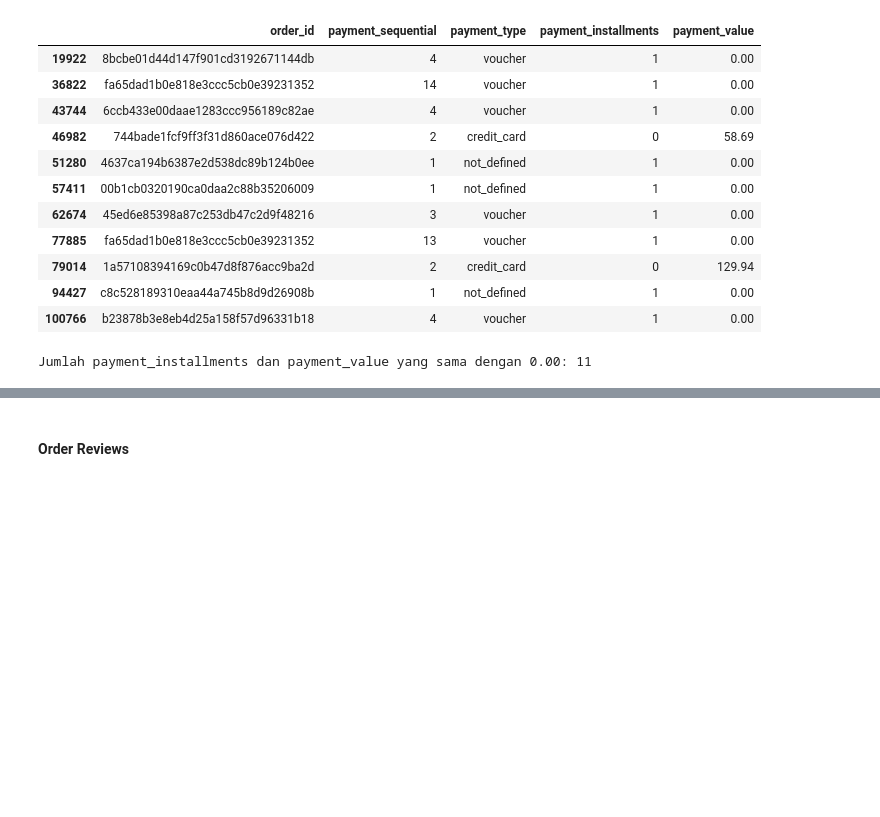
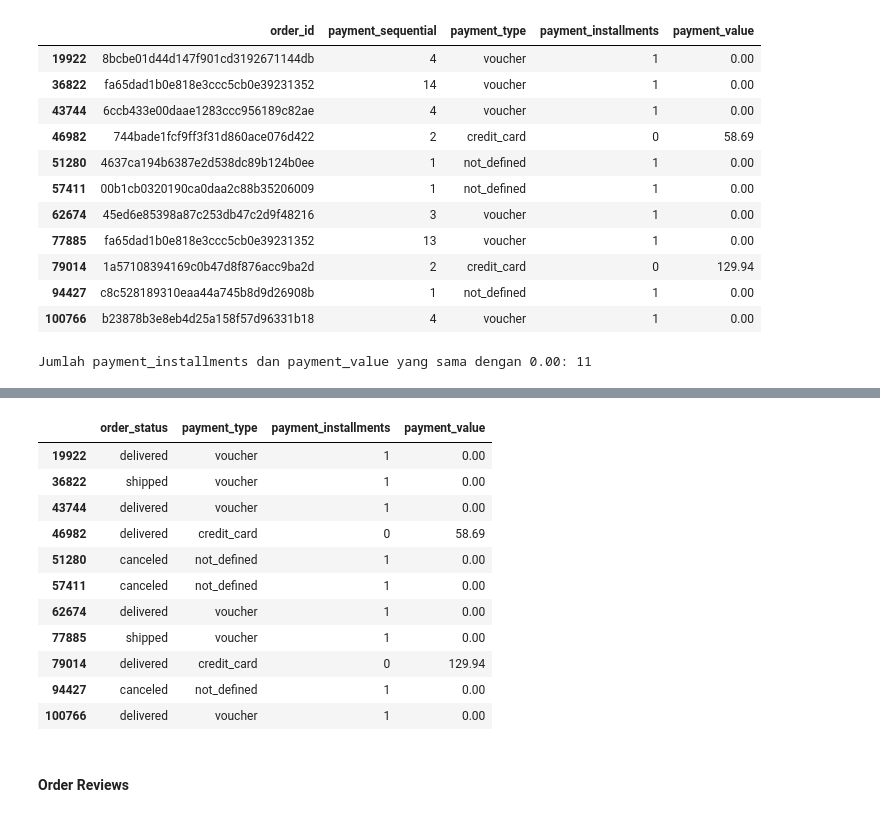
Before and after one commit to ralik45/E-Commerce-Analysis, a Jupyter notebook: Submission.ipynb, the cells around one changed output, grey strips where cells are left out. Cells and saved outputs as stored; diff of their text form; code cells hidden in the pictures; blank space fills up the shorter version.

```diff
--- a/Submission.ipynb
+++ b/Submission.ipynb
@@ -387,3 +405,24 @@ Jumlah payment_installments dan payment_value yang sama dengan 0.00: 11
+# %%
+# Gabungkan kedua tabel menggunakan 'order_id' sebagai key
+merged_df = pd.merge(order_payments_df, orders_df, on='order_id', how='left')
+
+selected_columns_df = merged_df[['order_status', 'payment_type', 'payment_installments', 'payment_value']]
+
+display(selected_columns_df[(order_payments_df["payment_installments"] == 0) |
+                                    (order_payments_df["payment_value"] == 0.00)])
+# %% [output]
+|  | order_status | payment_type | payment_installments | payment_value |
+| 19922 | delivered | voucher | 1 | 0.00 |
+| 36822 | shipped | voucher | 1 | 0.00 |
+| 43744 | delivered | voucher | 1 | 0.00 |
+| 46982 | delivered | credit_card | 0 | 58.69 |
+| 51280 | canceled | not_defined | 1 | 0.00 |
+| 57411 | canceled | not_defined | 1 | 0.00 |
+| 62674 | delivered | voucher | 1 | 0.00 |
+| 77885 | shipped | voucher | 1 | 0.00 |
+| 79014 | delivered | credit_card | 0 | 129.94 |
+| 94427 | canceled | not_defined | 1 | 0.00 |
+| 100766 | delivered | voucher | 1 | 0.00 |
 # %% [markdown]
 #### Order Reviews
 # %%
```
Also changed, not shown: parts of 32 cells of this notebook.
